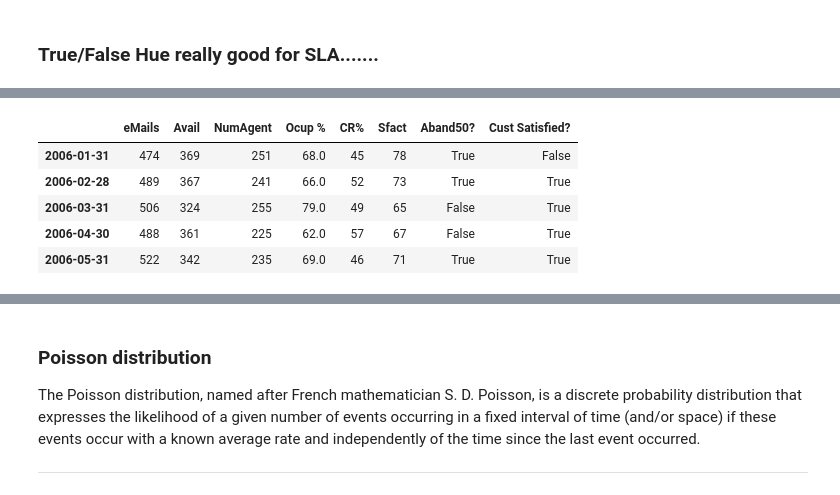
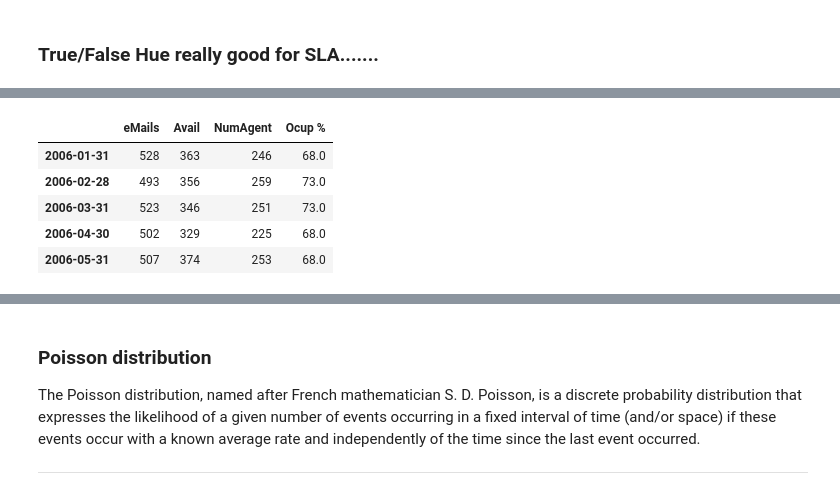
Before and after one commit to eamonnofarrell/Programming_Project, a Jupyter notebook: Prog_Project.ipynb, the cells around one changed output, grey strips where cells are left out. Drawn from its saved outputs; the diff is of its cells as text; code cells hidden in the pictures.

```diff
--- a/Prog_Project.ipynb
+++ b/Prog_Project.ipynb
@@ -64,7 +64,7 @@ DatetimeIndex(['2006-01-31', '2006-02-28', '2006-03-31', '2006-04-30',
 ## Generate random Call Centre data with np.random.randn using dates from rng as index
 # %%
 Calls = pd.DataFrame(np.random.poisson(3617, len(rng)), index=rng, columns = ["Calls"])
-Calls["Avg_Wait"] = pd.DataFrame.assign(np.random.poisson(27, len(rng)))
+Calls["Avg_Wait"] = pd.DataFrame.assign(np.random.poisson(15, len(rng)))
 Calls["Aband"] = pd.DataFrame.assign(np.random.poisson(50, len(rng)))
 Calls["ServLev"] = pd.DataFrame.assign(np.random.poisson(65, len(rng)))
 Calls["SpdAns"] = pd.DataFrame.assign(np.random.poisson(65, len(rng)))
@@ -217,4 +232,4 @@ sns.pairplot(Calls, hue='Aband50?', vars=['Avail', 'NumAgent'])
 # %%
-Calls.loc[Calls.Sfact <= 75, 'Cust Satisfied?'] = 'True'
-Calls.loc[Calls.Sfact > 75, 'Cust Satisfied?'] = 'False'
-Calls.head()
+#Calls.loc[Calls.Sfact <= 75, 'Cust Satisfied?'] = 'True'
+#Calls.loc[Calls.Sfact > 75, 'Cust Satisfied?'] = 'False'
+#Calls.head()
@@ -228,10 +236,10 @@ Calls.head()
 # %%
-Calls1 = Calls.loc[:, 'eMails':'Cust Satisfied?']
+Calls1 = Calls.loc[:, 'eMails':'Ocup %']
 Calls1.head()
 # %% [output]
-|  | eMails | Avail | NumAgent | Ocup % | CR% | Sfact | Aband50? | Cust Satisfied? |
-| 2006-01-31 | 474 | 369 | 251 | 68.0 | 45 | 78 | True | False |
-| 2006-02-28 | 489 | 367 | 241 | 66.0 | 52 | 73 | True | True |
-| 2006-03-31 | 506 | 324 | 255 | 79.0 | 49 | 65 | False | True |
-| 2006-04-30 | 488 | 361 | 225 | 62.0 | 57 | 67 | False | True |
-| 2006-05-31 | 522 | 342 | 235 | 69.0 | 46 | 71 | True | True |
+|  | eMails | Avail | NumAgent | Ocup % |
+| 2006-01-31 | 528 | 363 | 246 | 68.0 |
+| 2006-02-28 | 493 | 356 | 259 | 73.0 |
+| 2006-03-31 | 523 | 346 | 251 | 73.0 |
+| 2006-04-30 | 502 | 329 | 225 | 68.0 |
+| 2006-05-31 | 507 | 374 | 253 | 68.0 |
```
Also changed, not shown: parts of 26 cells of this notebook.
